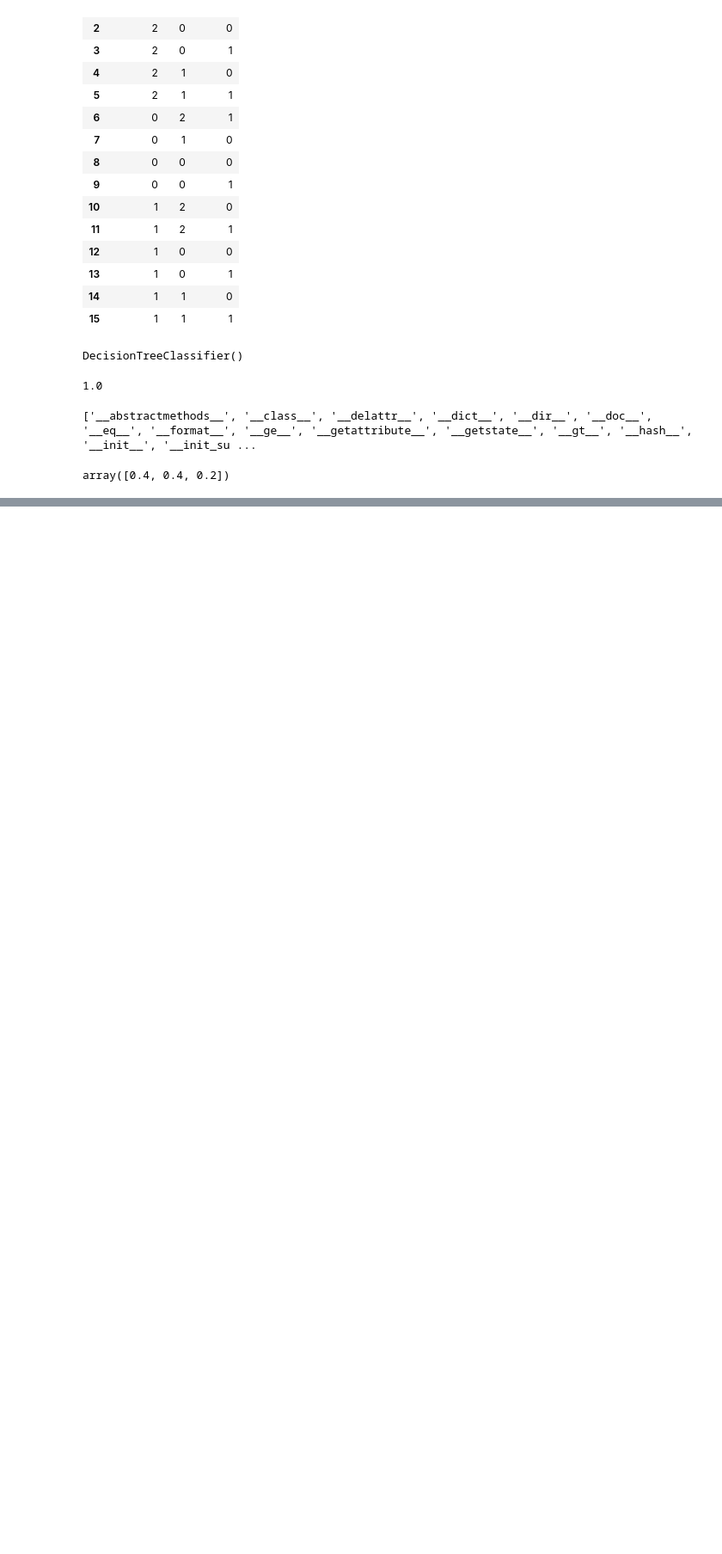
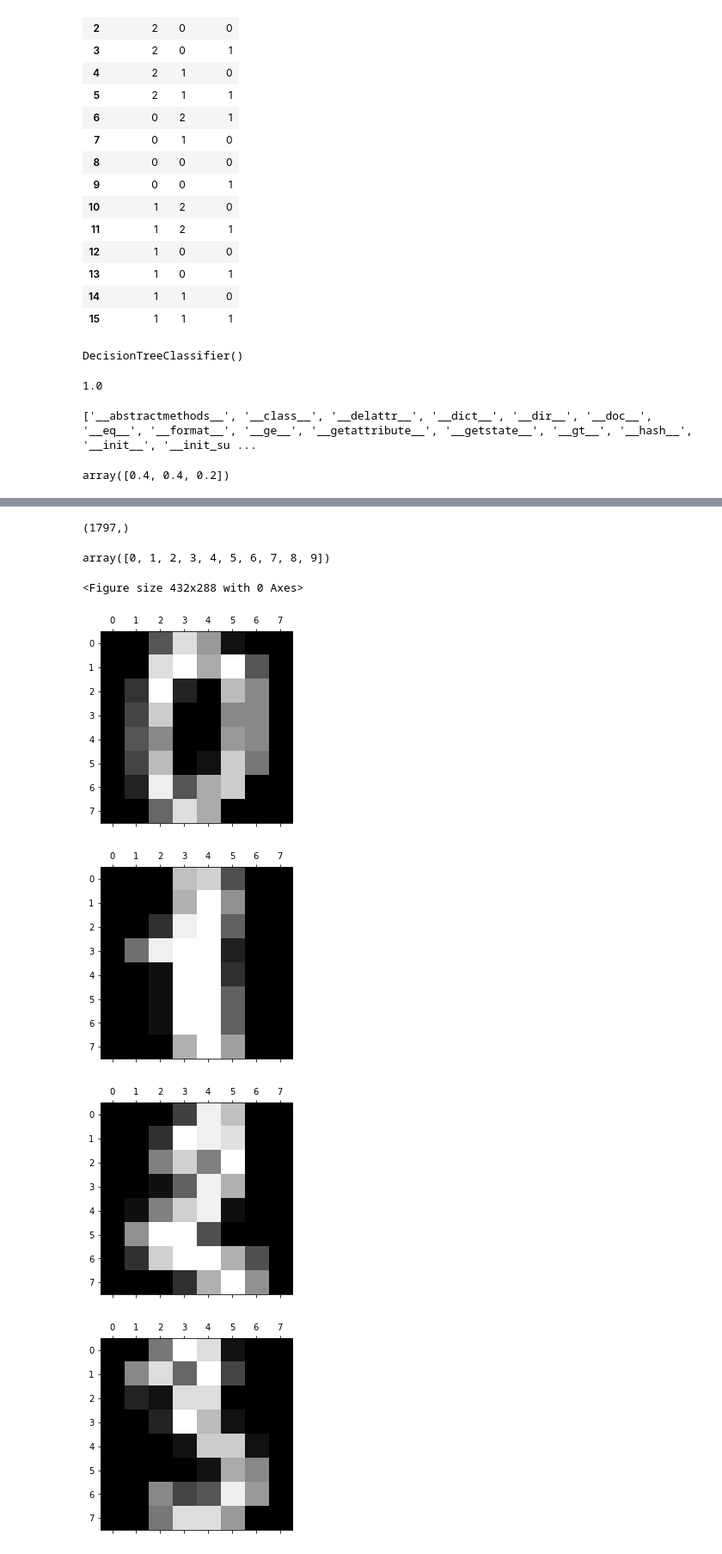
Before and after one commit to AvyayIrde/Data-Science-Course, a Jupyter notebook: Week 11/Knn_DT.ipynb, the cells around one changed output, grey strips where cells are left out. Shown at 86% size. Saved outputs shown, nothing was run; the diff lists cells and outputs as text; code cells hidden in the pictures; blank space fills up the shorter version.

```diff
--- a/Week 11/Knn_DT.ipynb
+++ b/Week 11/Knn_DT.ipynb
@@ -81,0 +206,4 @@ array([0.4, 0.4, 0.2])
+# %%
+from sklearn.datasets import load_digits
+
+digits = load_digits()
@@ -81,0 +230,19 @@ array([0.4, 0.4, 0.2])
+# %%
+digits.target.shape
+# %% [output]
+(1797,)
+# %%
+digits.target_names
+# %% [output]
+array([0, 1, 2, 3, 4, 5, 6, 7, 8, 9])
+# %%
+plt.gray()
+for i in range(10):
+    plt.matshow(digits.images[i])
+    plt.show()
+# %% [output]
+<Figure size 432x288 with 0 Axes>
+[figure, added]
+[figure, added]
+[figure, added]
+[figure, added]
```
Also changed, not shown: parts of 59 cells of this notebook, 12 other files.
